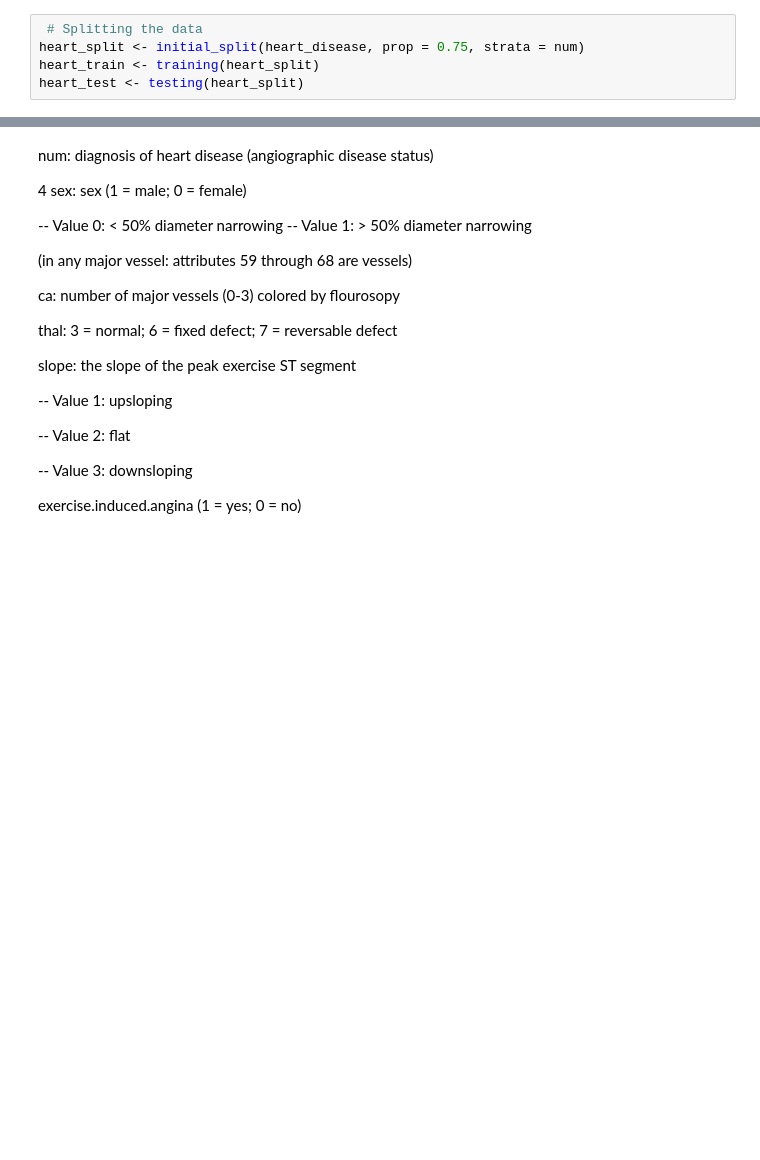
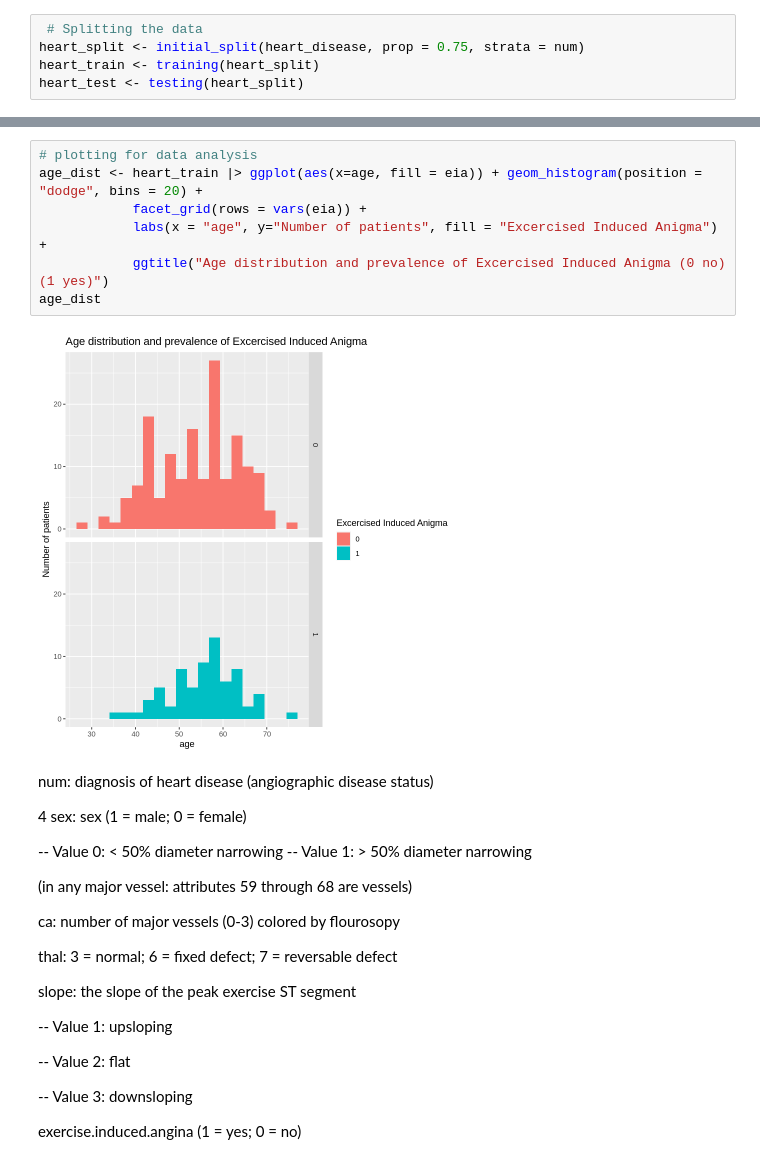
Before and after one commit to mariimako/DSCIPROJECT, a Jupyter notebook: projectproposal.ipynb, the cells around one changed output, grey strips where cells are left out. Saved outputs shown, nothing was run; the diff lists cells and outputs as text; blank space fills up the shorter version.

Commit message:
more data analysis

```diff
--- a/projectproposal.ipynb
+++ b/projectproposal.ipynb
@@ -86,3 +102,12 @@ heart_test <- testing(heart_split)
+# %%
+# plotting for data analysis
+age_dist <- heart_train |> ggplot(aes(x=age, fill = eia)) + geom_histogram(position = "dodge", bins = 20) +
+            facet_grid(rows = vars(eia)) +
+            labs(x = "age", y="Number of patients", fill = "Excercised Induced Anigma") +
+            ggtitle("Age distribution and prevalence of Excercised Induced Anigma (0 no)(1 yes)")
+age_dist
+# %% [output]
+[figure, added]
 # %% [markdown]
 num: diagnosis of heart disease (angiographic disease status)
 
```
Also changed, not shown: parts of 6 cells of this notebook.
